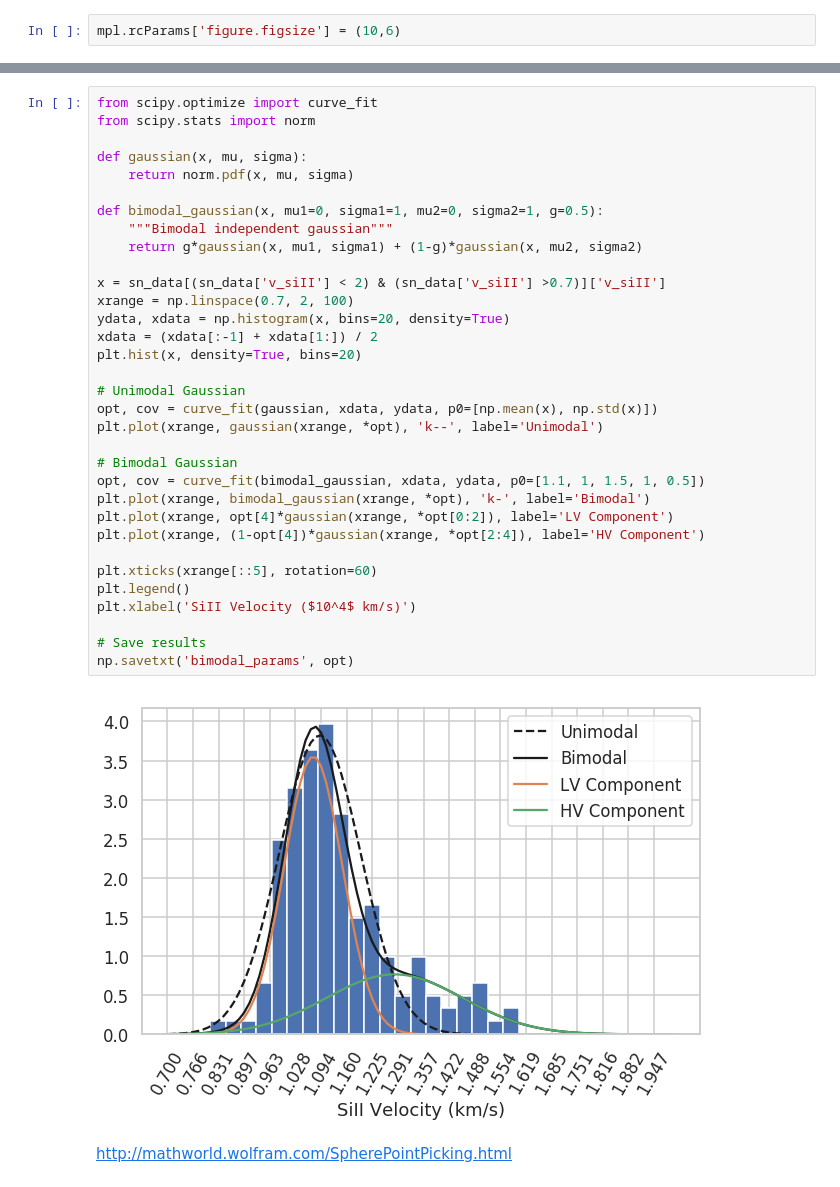
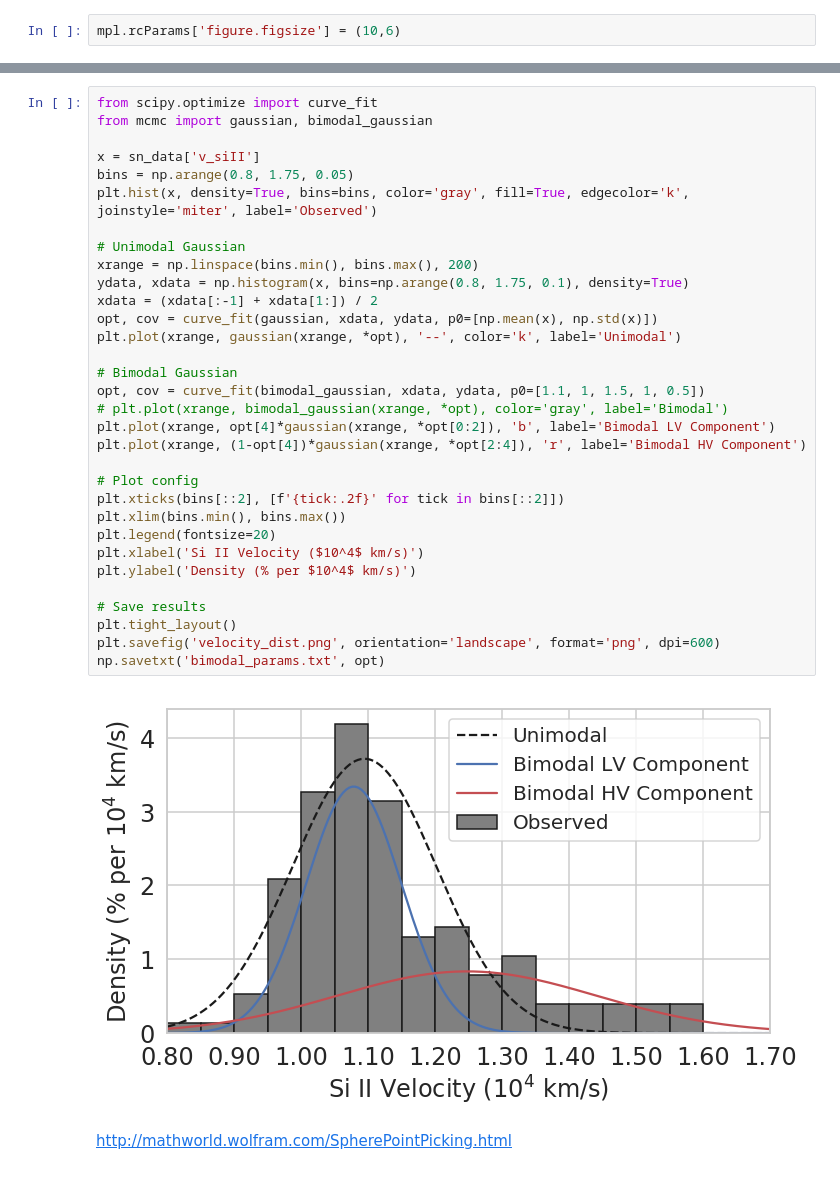
Before and after one commit to ketozhang/ejecta-velocities-of-type-Ia-supernovae, a Jupyter notebook: project.ipynb, the cells around one changed output, grey strips where cells are left out. Drawn from its saved outputs; the diff is of its cells as text.

```diff
--- a/project.ipynb
+++ b/project.ipynb
@@ -60,38 +57,37 @@ None
 # %%
 from scipy.optimize import curve_fit
-from scipy.stats import norm
+from mcmc import gaussian, bimodal_gaussian
 
-def gaussian(x, mu, sigma):
-    return norm.pdf(x, mu, sigma)
-
-def bimodal_gaussian(x, mu1=0, sigma1=1, mu2=0, sigma2=1, g=0.5):
-    """Bimodal independent gaussian"""
-    return g*gaussian(x, mu1, sigma1) + (1-g)*gaussian(x, mu2, sigma2)
-
-x = sn_data[(sn_data['v_siII'] < 2) & (sn_data['v_siII'] >0.7)]['v_siII']
-xrange = np.linspace(0.7, 2, 100)
-ydata, xdata = np.histogram(x, bins=20, density=True)
-xdata = (xdata[:-1] + xdata[1:]) / 2
-plt.hist(x, density=True, bins=20)
+x = sn_data['v_siII']
+bins = np.arange(0.8, 1.75, 0.05)
+plt.hist(x, density=True, bins=bins, color='gray', fill=True, edgecolor='k', joinstyle='miter', label='Observed')
 
 # Unimodal Gaussian
+xrange = np.linspace(bins.min(), bins.max(), 200)
+ydata, xdata = np.histogram(x, bins=np.arange(0.8, 1.75, 0.1), density=True)
+xdata = (xdata[:-1] + xdata[1:]) / 2
 opt, cov = curve_fit(gaussian, xdata, ydata, p0=[np.mean(x), np.std(x)])
-plt.plot(xrange, gaussian(xrange, *opt), 'k--', label='Unimodal')
+plt.plot(xrange, gaussian(xrange, *opt), '--', color='k', label='Unimodal')
 
 # Bimodal Gaussian
 opt, cov = curve_fit(bimodal_gaussian, xdata, ydata, p0=[1.1, 1, 1.5, 1, 0.5])
-plt.plot(xrange, bimodal_gaussian(xrange, *opt), 'k-', label='Bimodal')
-plt.plot(xrange, opt[4]*gaussian(xrange, *opt[0:2]), label='LV Component')
-plt.plot(xrange, (1-opt[4])*gaussian(xrange, *opt[2:4]), label='HV Component')
+# plt.plot(xrange, bimodal_gaussian(xrange, *opt), color='gray', label='Bimodal')
+plt.plot(xrange, opt[4]*gaussian(xrange, *opt[0:2]), 'b', label='Bimodal LV Component')
+plt.plot(xrange, (1-opt[4])*gaussian(xrange, *opt[2:4]), 'r', label='Bimodal HV Component')
 
-plt.xticks(xrange[::5], rotation=60)
-plt.legend()
-plt.xlabel('SiII Velocity ($10^4$ km/s)')
+# Plot config
+plt.xticks(bins[::2], [f'{tick:.2f}' for tick in bins[::2]])
+plt.xlim(bins.min(), bins.max())
+plt.legend(fontsize=20)
+plt.xlabel('Si II Velocity ($10^4$ km/s)')
+plt.ylabel('Density (% per $10^4$ km/s)')
 
 # Save results
-np.savetxt('bimodal_params', opt)
+plt.tight_layout()
+plt.savefig('velocity_dist.png', orientation='landscape', format='png', dpi=600)
+np.savetxt('bimodal_params.txt', opt)
 # %% [output]
-[figure, old version]
+[figure, new version]
 # %% [markdown]
 http://mathworld.wolfram.com/SpherePointPicking.html
 # %%
```
Also changed, not shown: parts of 21 cells of this notebook, 13 other files.
